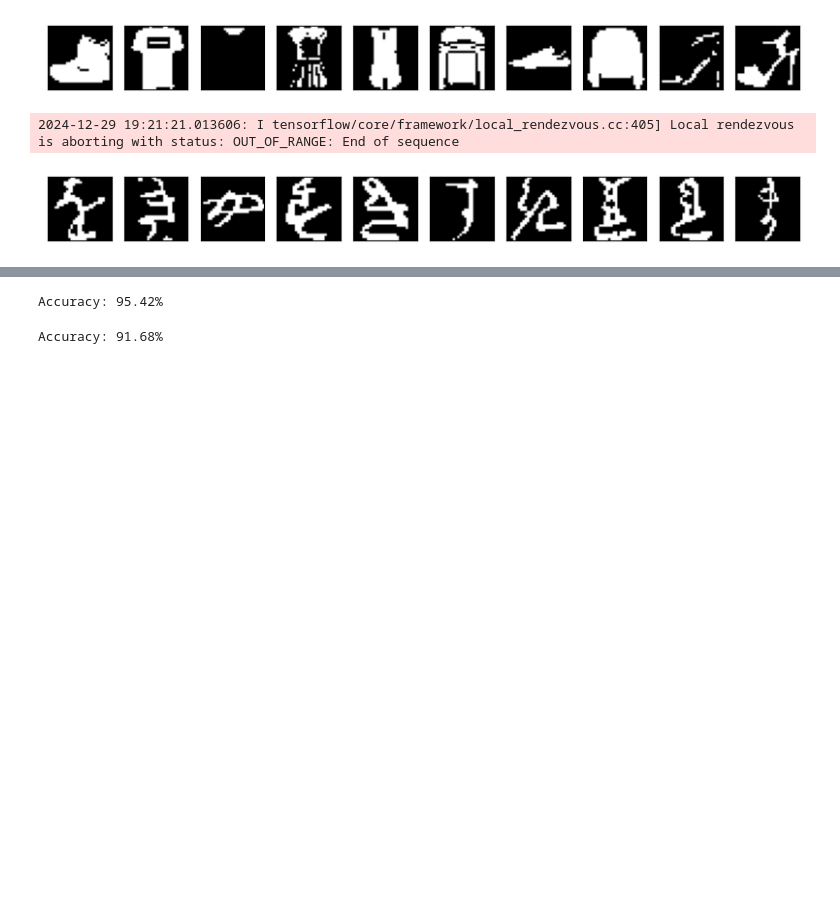
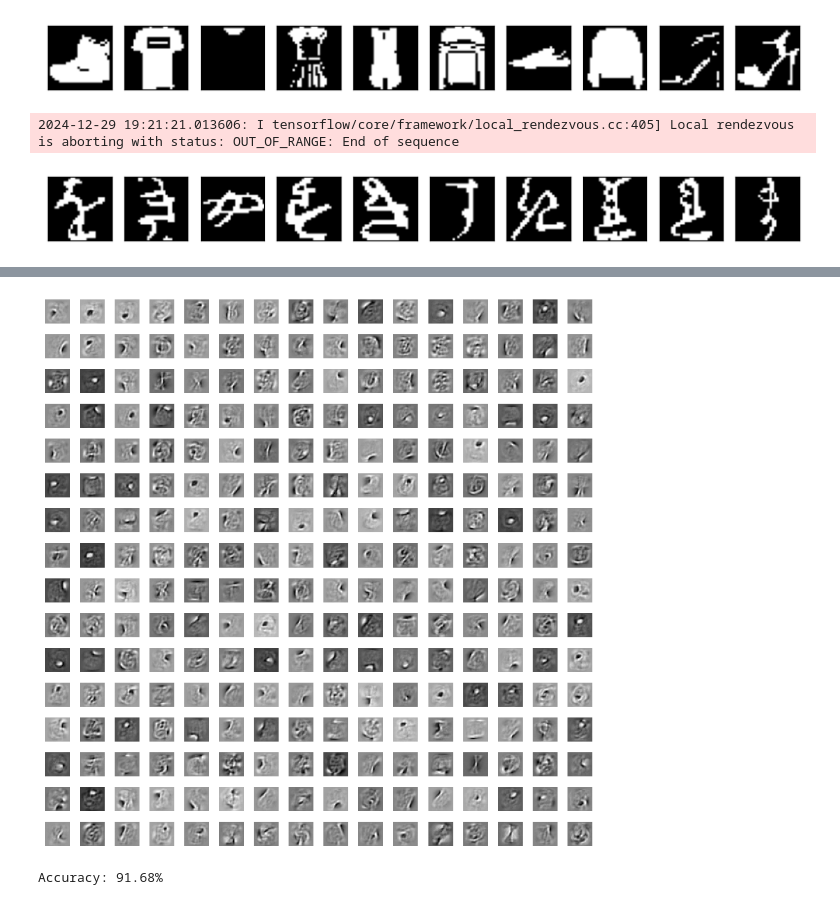
Before and after one commit to mwardynski/machine-learning, a Jupyter notebook: lab7/lab7.ipynb, the cells around one changed output, grey strips where cells are left out. Cells and saved outputs as stored; diff of their text form; code cells hidden in the pictures; blank space fills up the shorter version.

```diff
--- a/lab7/lab7.ipynb
+++ b/lab7/lab7.ipynb
@@ -135,11 +135,19 @@ X_train, X_test, y_train, y_test = get_dataset(Dataset_Select.F_MNIST.value, 10)
 # %%
-from sklearn import linear_model
 from sklearn.linear_model import LogisticRegression
 from sklearn.neural_network import BernoulliRBM
 from sklearn.pipeline import Pipeline
-from sklearn.metrics import accuracy_score
+from sklearn.metrics import classification_report
 
-logistic = linear_model.LogisticRegression(solver="newton-cg", tol=1)
-rbm = BernoulliRBM(random_state=0, verbose=True)
+rbm = BernoulliRBM(n_components=256, learning_rate=0.01, n_iter=10, random_state=42)
+log_reg = LogisticRegression(max_iter=1000, solver='lbfgs')
 
-rbm_features_classifier = Pipeline(steps=[("rbm", rbm), ("logistic", logistic)])
+pipeline = Pipeline([
+    ('rbm', rbm),
+    ('log_reg', log_reg)
+])
+
+pipeline.fit(X_train, y_train)
+
+y_pred = pipeline.predict(X_test)
+
+print(classification_report(y_test, y_pred))
@@ -146,20 +171,24 @@ rbm_features_classifier = Pipeline(steps=[("rbm", rbm), ("logistic", logistic)])
-# %%
-pipeline = Pipeline([
-    ('rbm', BernoulliRBM(n_components=256, learning_rate=0.01, n_iter=10, random_state=42)),
-    ('logistic', LogisticRegression(max_iter=1000, solver='lbfgs'))
-])
-
-# Train the pipeline
-pipeline.fit(X_train, y_train)
-
-# Make predictions on the test set
-y_pred = pipeline.predict(X_test)
-
-# Evaluate the model's accuracy
-accuracy = accuracy_score(y_test, y_pred)
-print(f'Accuracy: {accuracy * 100:.2f}%')
-# %% [output]
-Accuracy: 95.42%
+# %%
+import numpy as np
+import matplotlib.pyplot as plt
+from sklearn.datasets import fetch_openml
+
+# Get the learned weights (hidden features)
+weights = rbm.components_
+
+# Reshape and visualize each learned feature as an image
+n_components = weights.shape[0]
+image_shape = (28, 28)  # Fashion MNIST images are 28x28 pixels
+
+# Plot each hidden feature (weight vector) as an image
+fig, axes = plt.subplots(int(np.sqrt(n_components)), int(np.sqrt(n_components)), figsize=(8, 8))
+for i, ax in enumerate(axes.flat):
+    ax.imshow(weights[i].reshape(image_shape), cmap='gray')
+    ax.axis('off')
+plt.tight_layout()
+plt.show()
+# %% [output]
+[figure, added]
 # %%
 logistic = LogisticRegression(max_iter=1000, solver='lbfgs')
 
```
Also changed, not shown: parts of 13 cells of this notebook.
